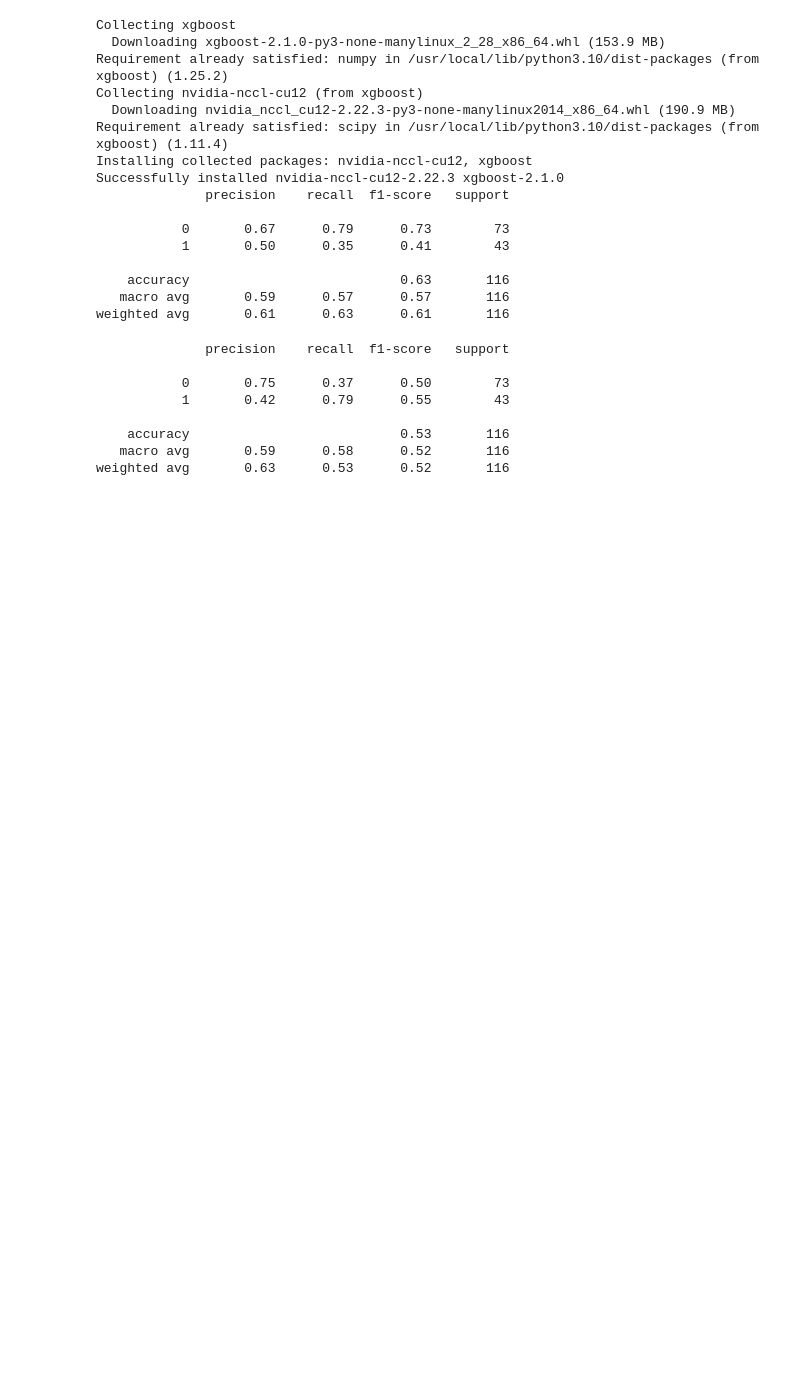
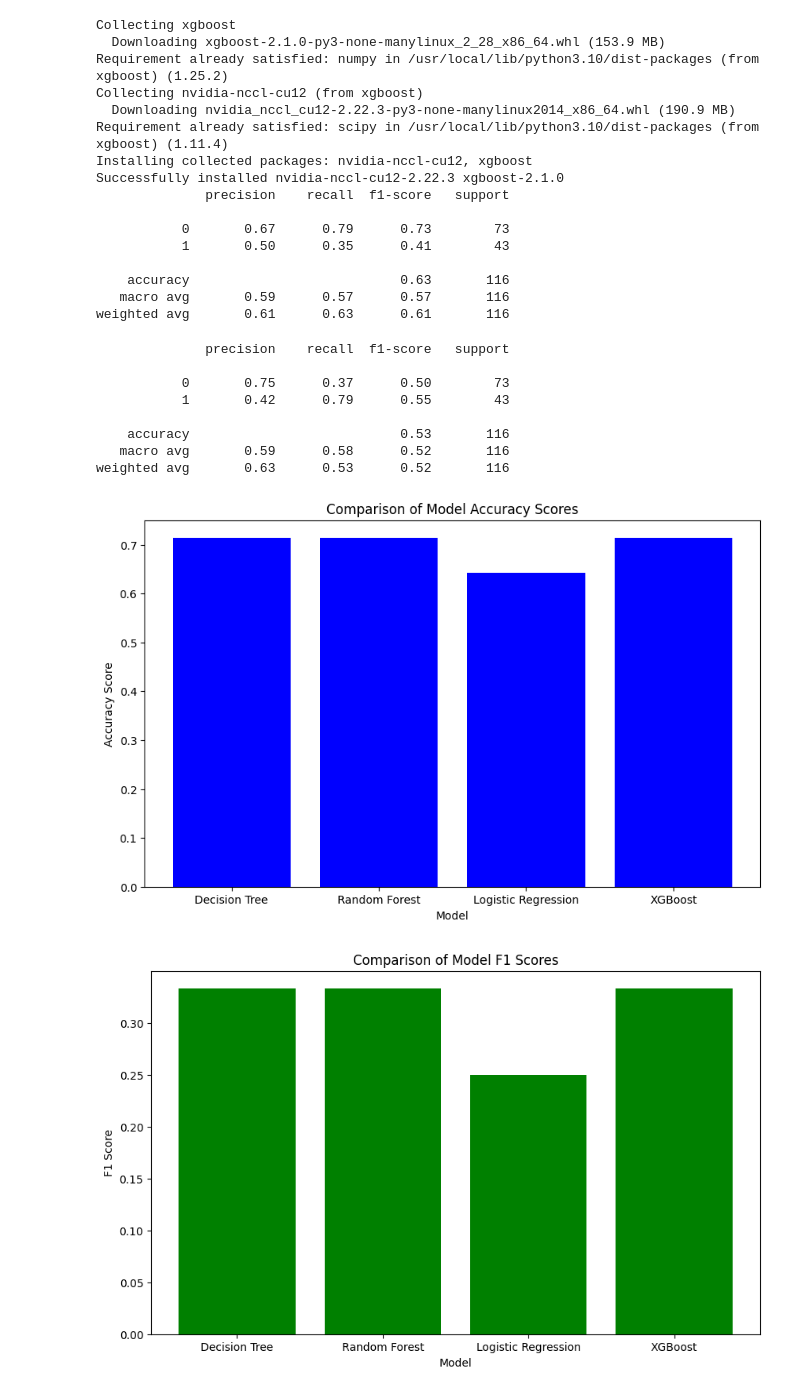
Before and after one commit to KanishkThamman/Binary-Classification-Indian-Liver-Patient-Records, a Jupyter notebook: Indian_Liver_Patient_Records.ipynb, the cells around one changed output. Saved outputs shown, nothing was run; the diff lists cells and outputs as text; code cells hidden in the pictures; blank space fills up the shorter version.

Commit message:
Added more graphs, updated README

```diff
--- a/Indian_Liver_Patient_Records.ipynb
+++ b/Indian_Liver_Patient_Records.ipynb
@@ -432,3 +432,35 @@ print(classification_report(y_test, y_pred))
     accuracy                           0.53       116
    macro avg       0.59      0.58      0.52       116
 weighted avg       0.63      0.53      0.52       116
+# %%
+
+
+import matplotlib.pyplot as plt
+
+# Create a list of model names
+model_names = ["Decision Tree", "Random Forest", "Logistic Regression", "XGBoost"]
+
+# Create a list of accuracy scores
+accuracy_scores = [0.71428571, 0.71428571, 0.64285714, 0.71428571]
+
+# Create a list of f1 scores
+f1_scores = [0.33333333, 0.33333333, 0.25, 0.33333333]
+
+# Create a bar chart for accuracy scores
+plt.figure(figsize=(10, 6))
+plt.bar(model_names, accuracy_scores, color='blue')
+plt.xlabel("Model")
+plt.ylabel("Accuracy Score")
+plt.title("Comparison of Model Accuracy Scores")
+plt.show()
+
+# Create a bar chart for f1 scores
+plt.figure(figsize=(10, 6))
+plt.bar(model_names, f1_scores, color='green')
+plt.xlabel("Model")
+plt.ylabel("F1 Score")
+plt.title("Comparison of Model F1 Scores")
+plt.show()
+# %% [output]
+[figure, added]
+[figure, added]
```
Also changed, not shown: 4 other files.
